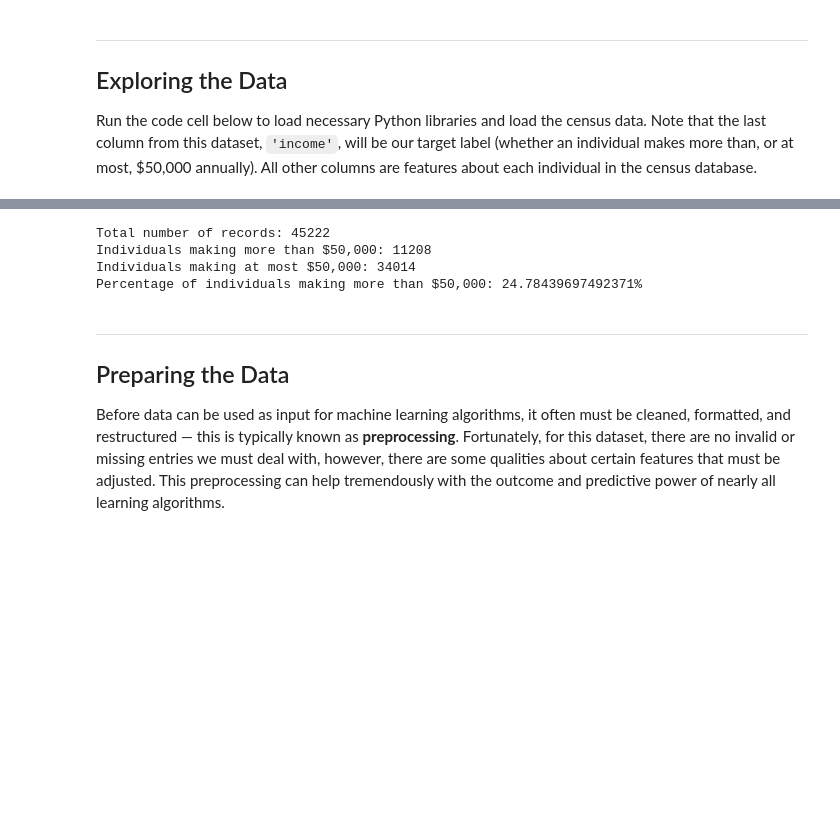
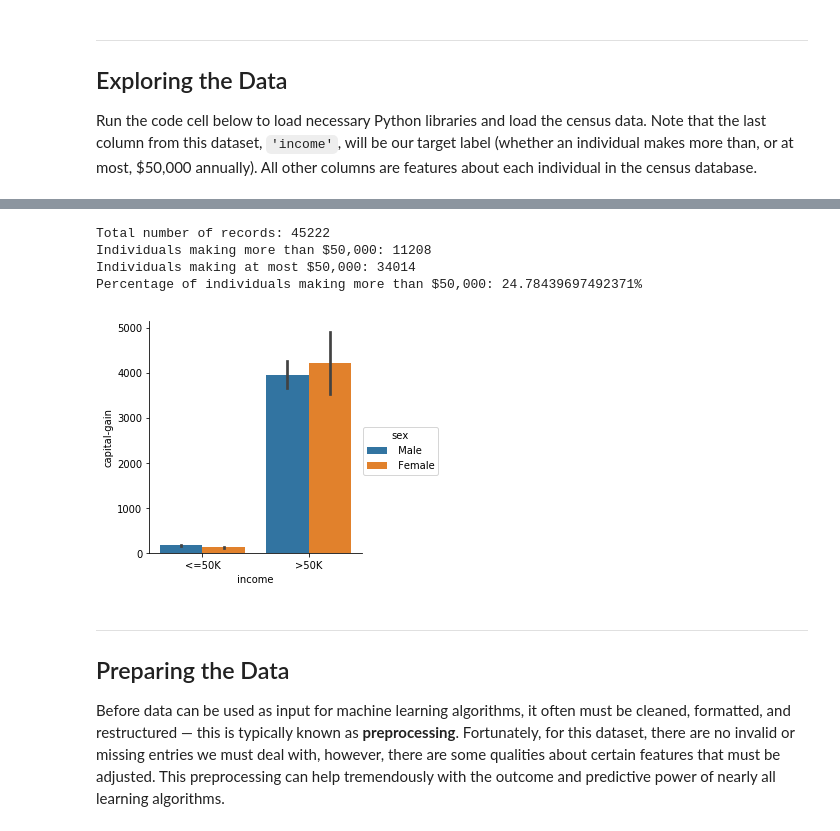
Before and after one commit to shivamriky/ML_practise, a Jupyter notebook: 3. MLND_finding_donors/finding_donors.ipynb, the cells around one changed output, grey strips where cells are left out. Drawn from its saved outputs; the diff is of its cells as text; code cells hidden in the pictures; blank space fills up the shorter version.

```diff
--- a/3. MLND_finding_donors/finding_donors.ipynb
+++ b/3. MLND_finding_donors/finding_donors.ipynb
@@ -53,28 +53,34 @@ display(data.head(n=10))
 | 8 | 31 | Private | Masters | 14.0 | Never-married | Prof-specialty | Not-in-family | White | ... |
 | 9 | 42 | Private | Bachelors | 13.0 | Married-civ-spouse | Exec-managerial | Husband | White | ... |
 # %%
+import seaborn as sns
+
 # TODO: Total number of records
 n_records = data.shape[0]
+
 
 # TODO: Number of records where individual's income is more than $50,000
 n_greater_50k = data.query('income != "<=50K"').shape[0]
 
 # TODO: Number of records where individual's income is at most $50,000
 n_at_most_50k = data.query('income != ">50K"').shape[0]
 
 # TODO: Percentage of individuals whose income is more than $50,000
 greater_percent = n_greater_50k/n_records*100
 
+sns.factorplot('income', 'capital-gain', hue='sex', data=data, kind='bar')
+
 # Print the results
 print("Total number of records: {}".format(n_records))
 print("Individuals making more than $50,000: {}".format(n_greater_50k))
 print("Individuals making at most $50,000: {}".format(n_at_most_50k))
 print("Percentage of individuals making more than $50,000: {}%".format(greater_percent))
 # %% [output]
 Total number of records: 45222
 Individuals making more than $50,000: 11208
 Individuals making at most $50,000: 34014
 Percentage of individuals making more than $50,000: 24.78439697492371%
+[figure, added]
 # %% [markdown]
 ----
 ## Preparing the Data
```
Also changed, not shown: parts of 5 cells of this notebook, 1 other file.
